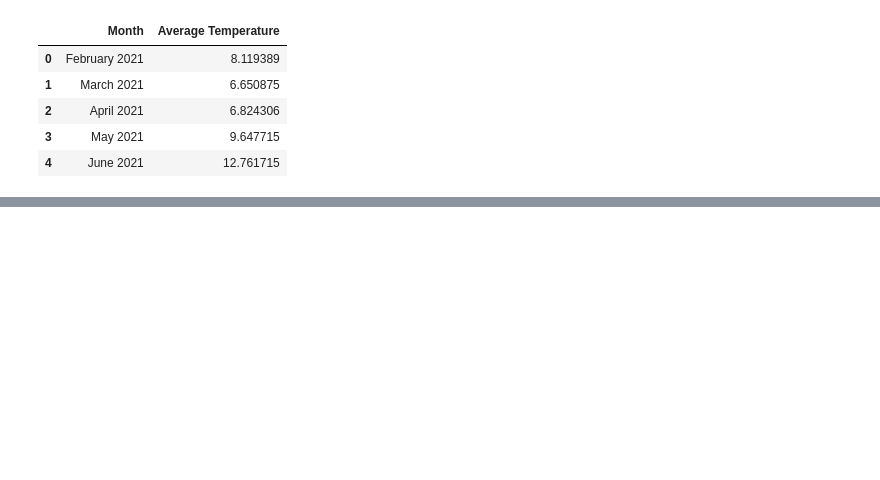
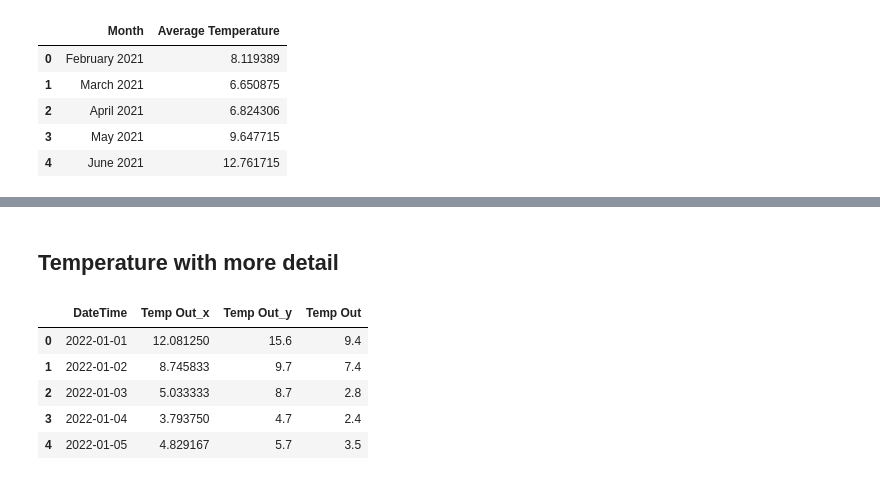
Before and after one commit to mrcrookes/weatherclub, a Jupyter notebook: weather_long_term.ipynb, the cells around one changed output, grey strips where cells are left out. Drawn from its saved outputs; the diff is of its cells as text; code cells hidden in the pictures; blank space fills up the shorter version.

```diff
--- a/weather_long_term.ipynb
+++ b/weather_long_term.ipynb
@@ -109,0 +110,3 @@ plt.savefig('mhs_average_temperature_month', dpi = 200)
+# %%
+# Select only 2022 data
+df = df[df.DateTime.dt.year >= 2022]
@@ -109,0 +132,25 @@ plt.savefig('mhs_average_temperature_month', dpi = 200)
+# %% [markdown]
+## Temperature with more detail
+# %%
+# Resample by day
+psw = df.resample('D', on = 'DateTime')['Temp Out'].mean()
+dfw1 = psw.reset_index()
+
+psw = df.resample('D', on = 'DateTime')['Temp Out'].max()
+dfw2 = psw.reset_index()
+
+psw = df.resample('D', on = 'DateTime')['Temp Out'].min()
+dfw3 = psw.reset_index()
+
+dfw = dfw1.merge(dfw2, on = 'DateTime')
+
+dfw = dfw.merge(dfw3, on = 'DateTime')
+
+dfw.head()
+# %% [output]
+|  | DateTime | Temp Out_x | Temp Out_y | Temp Out |
+| 0 | 2022-01-01 | 12.081250 | 15.6 | 9.4 |
+| 1 | 2022-01-02 | 8.745833 | 9.7 | 7.4 |
+| 2 | 2022-01-03 | 5.033333 | 8.7 | 2.8 |
+| 3 | 2022-01-04 | 3.793750 | 4.7 | 2.4 |
+| 4 | 2022-01-05 | 4.829167 | 5.7 | 3.5 |
```
Also changed, not shown: parts of 16 cells of this notebook.
